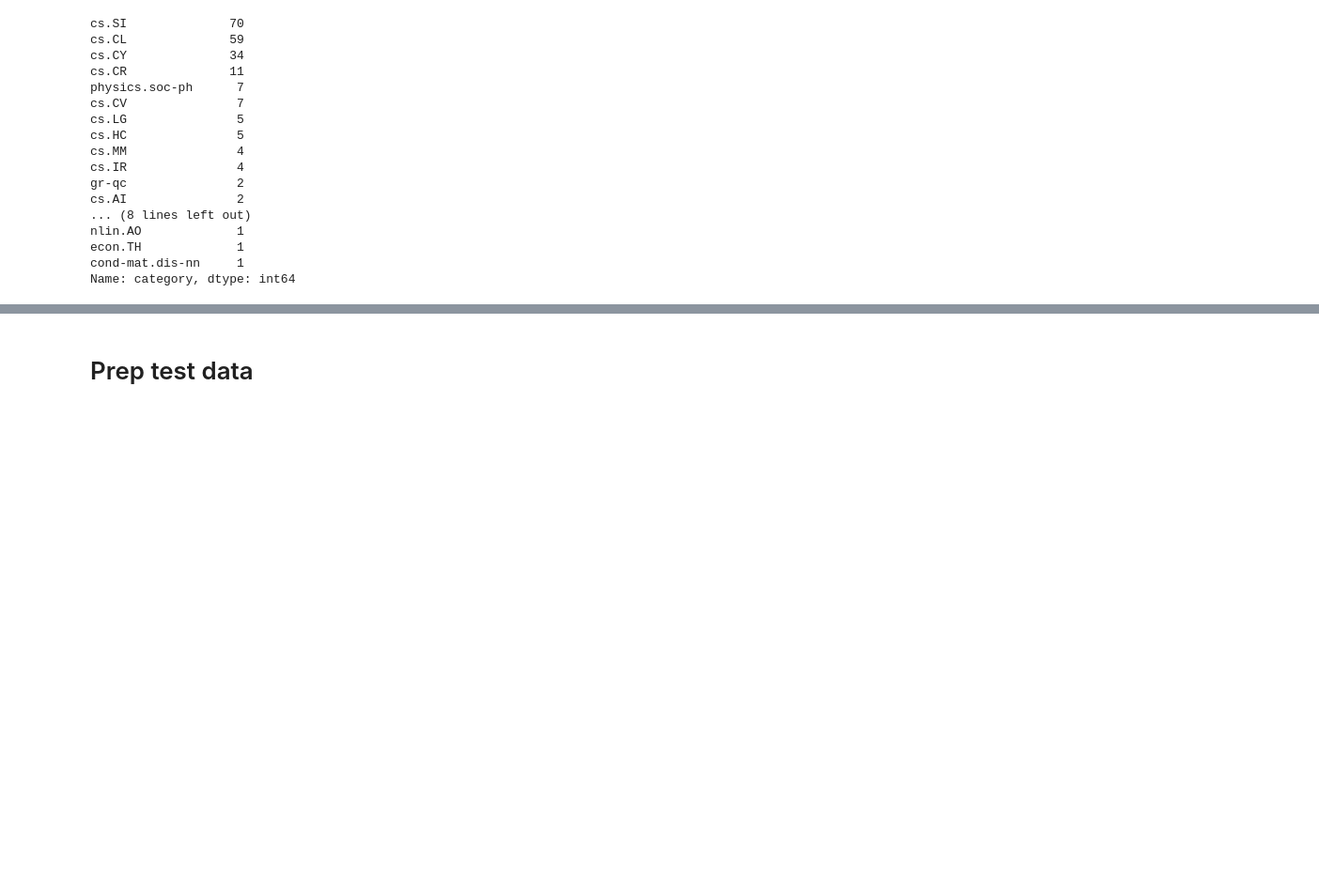
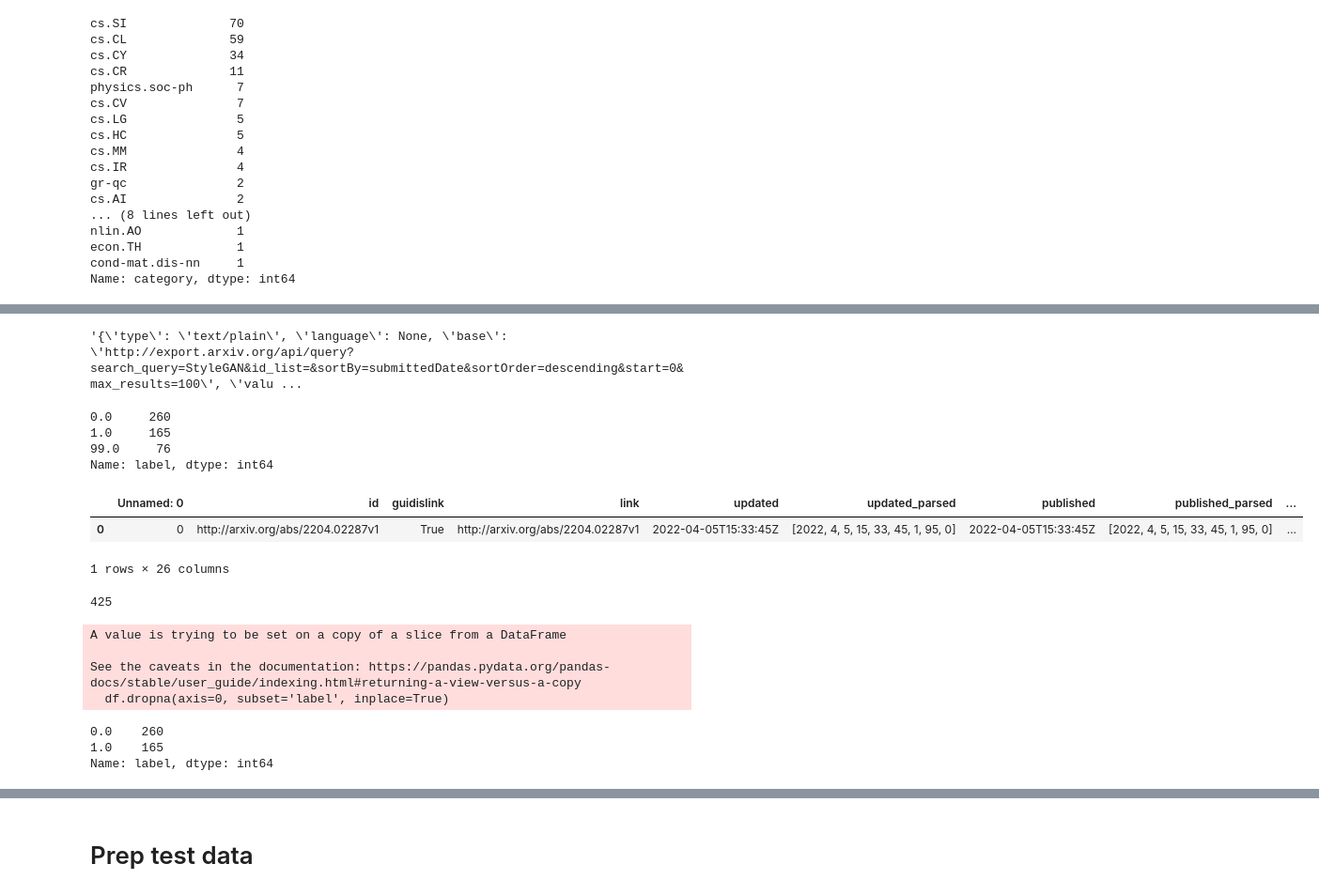
Before and after one commit to jesse-lehrke/disinfo_radar_development, a Jupyter notebook: analysis/keras_binary.ipynb, the cells around one changed output, grey strips where cells are left out. Shown at 94% size. Saved outputs shown, nothing was run; the diff lists cells and outputs as text; code cells hidden in the pictures; blank space fills up the shorter version.

Commit message:
Updated pipe with processing and analysis, plus debugging

```diff
--- a/analysis/keras_binary.ipynb
+++ b/analysis/keras_binary.ipynb
@@ -20,4 +24,5 @@ Index, Filename
 # %%
 # Get a file name, can use
-filename = datafiles[1]
-filename2 = 'arxiv_disinformation.csv'
+filename = datafiles[-1]
+filename
+#filename2 = 'arxiv_disinformation.csv'
@@ -117,0 +134,11 @@ Name: category, dtype: int64
+# %%
+df1.summary_detail[1]
+# %% [output]
+'{\'type\': \'text/plain\', \'language\': None, \'base\': \'http://export.arxiv.org/api/query?search_query=StyleGAN&id_list=&sortBy=submittedDate&sortOrder=descending&start=0&max_results=100\', \'valu ...
+# %%
+df1.label.value_counts()
+# %% [output]
+0.0     260
+1.0     165
+99.0     76
+Name: label, dtype: int64
@@ -117,0 +259,8 @@ Name: category, dtype: int64
+# %%
+df = pre_process(df1, action_col = 'summary', filetype = 'csv', load = False)
+# %%
+df.head(1)
+# %% [output]
+|  | Unnamed: 0 | id | guidislink | link | updated | updated_parsed | published | published_parsed | ... |
+| 0 | 0 | http://arxiv.org/abs/2204.02287v1 | True | http://arxiv.org/abs/2204.02287v1 | 2022-04-05T15:33:45Z | [2022, 4, 5, 15, 33, 45, 1, 95, 0] | 2022-04-05T15:33:45Z | [2022, 4, 5, 15, 33, 45, 1, 95, 0] | ... |
+1 rows × 26 columns
@@ -117,0 +269,17 @@ Name: category, dtype: int64
+# %%
+len(df)
+# %% [output]
+425
+# %%
+df.dropna(axis=0, subset='label', inplace=True)
+# %% [output]
+A value is trying to be set on a copy of a slice from a DataFrame
+
+See the caveats in the documentation: https://pandas.pydata.org/pandas-docs/stable/user_guide/indexing.html#returning-a-view-versus-a-copy
+  df.dropna(axis=0, subset='label', inplace=True)
+# %%
+df.label.value_counts()
+# %% [output]
+0.0    260
+1.0    165
+Name: label, dtype: int64
```
Also changed, not shown: parts of 23 cells of this notebook, 16 other files.
